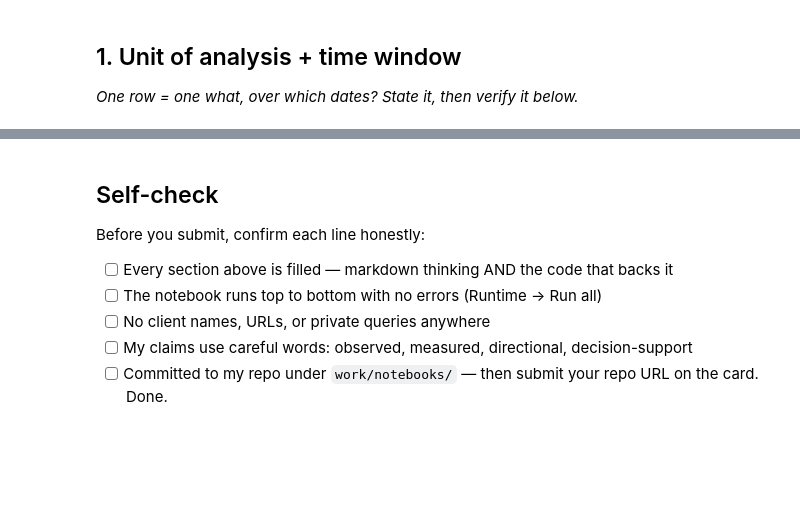
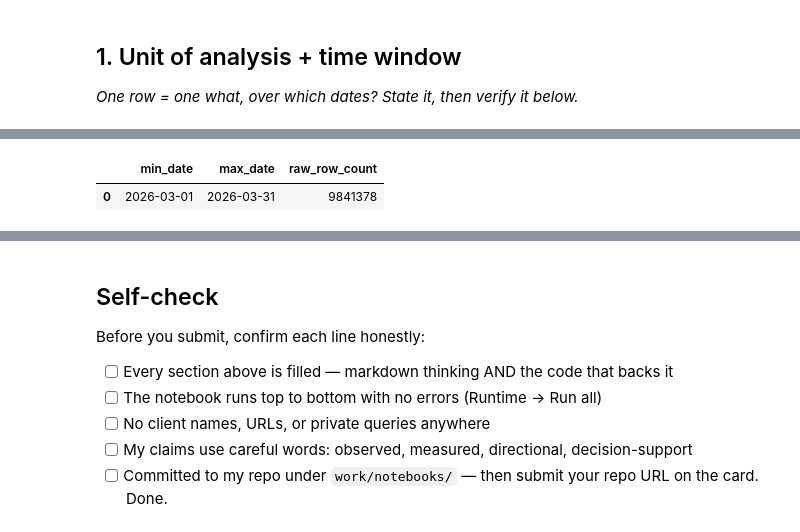
Before and after one commit to Hafiz-Taha-Hussain/Flyrank-Work, a Jupyter notebook: work/notebooks/w03_data_contract.ipynb, the cells around one changed output, grey strips where cells are left out. Cells and saved outputs as stored; diff of their text form; code cells hidden in the pictures; blank space fills up the shorter version.

```diff
--- a/work/notebooks/w03_data_contract.ipynb
+++ b/work/notebooks/w03_data_contract.ipynb
@@ -16,0 +80,12 @@ This skeleton is yours to fill. Work the sections **in order** — each one has
+# %%
+# Verify the window really is March, and see the raw row count before any filtering.
+con.sql(f"""
+SELECT
+    MIN(report_date) AS min_date,
+    MAX(report_date) AS max_date,
+    COUNT(*)         AS raw_row_count
+FROM '{MARCH_GLOB}'
+""").df()
+# %% [output]
+|  | min_date | max_date | raw_row_count |
+| 0 | 2026-03-01 | 2026-03-31 | 9841378 |
```
Also changed, not shown: parts of 20 cells of this notebook.
